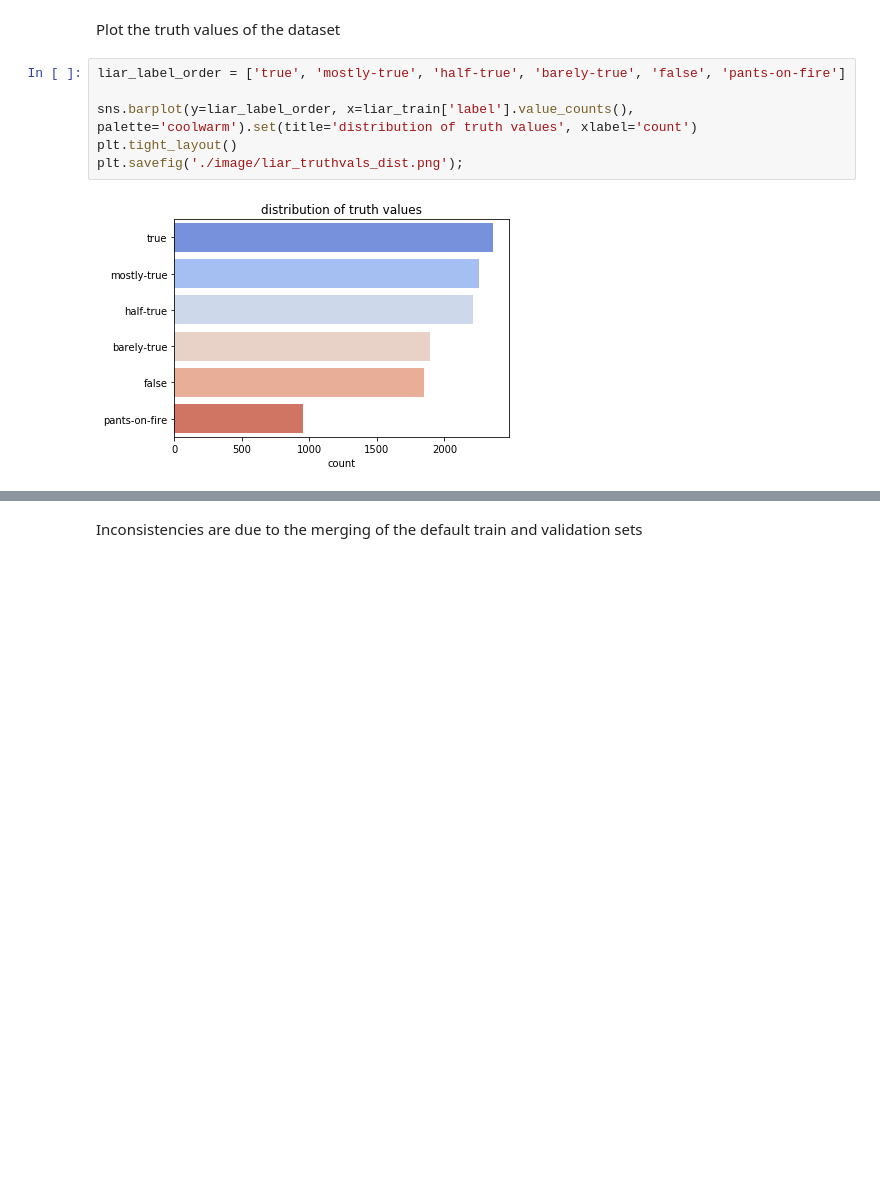
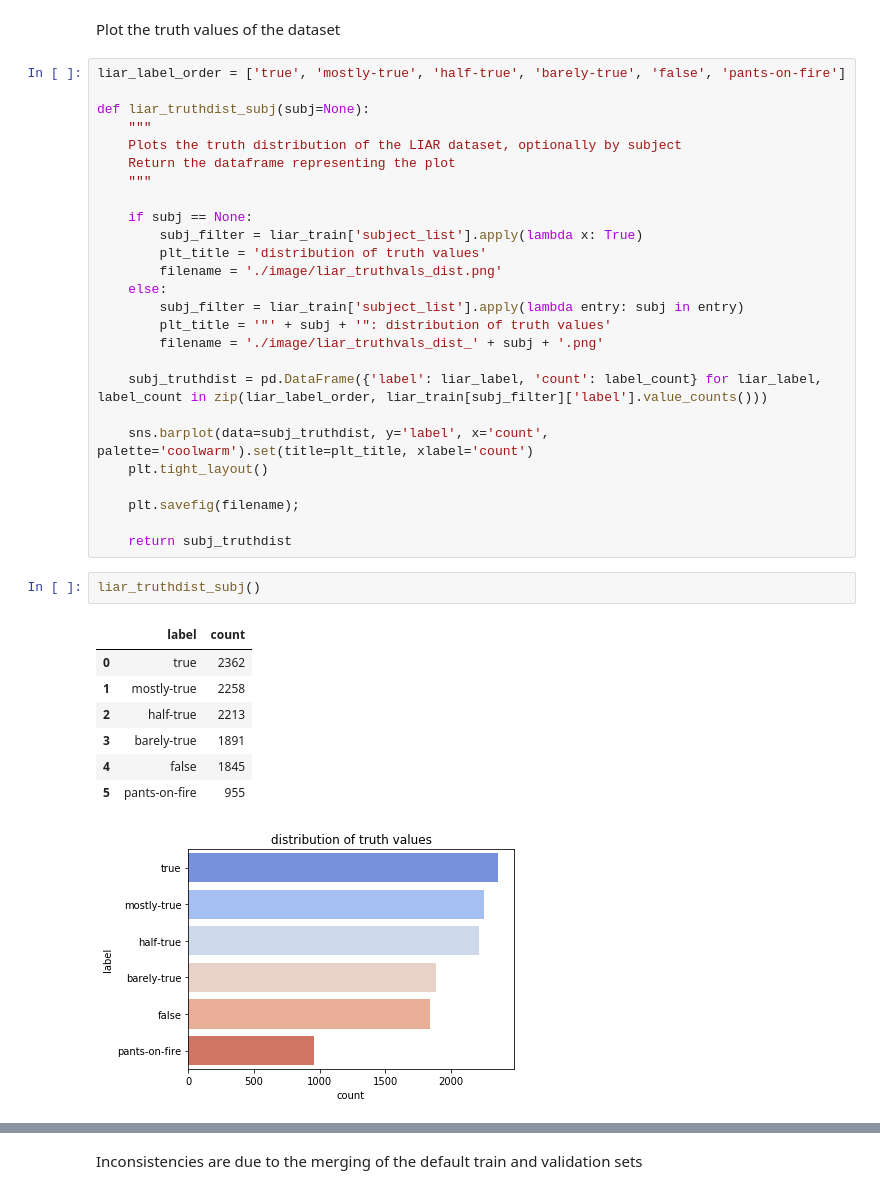
Before and after one commit to KunojiLym/metis_project_4, a Jupyter notebook: liar_eda.ipynb, the cells around one changed output, grey strips where cells are left out. Drawn from its saved outputs; the diff is of its cells as text; blank space fills up the shorter version.

Commit message:
Truth dist by subj made modular

```diff
--- a/liar_eda.ipynb
+++ b/liar_eda.ipynb
@@ -101,14 +122,43 @@ liar_train.iloc[0]['statement']
 'Says the Annies List political group supports third-trimester abortions on demand.'
 # %% [markdown]
 Plot the truth values of the dataset
-# %%
-liar_label_order = ['true', 'mostly-true', 'half-true', 'barely-true', 'false', 'pants-on-fire']
-
-sns.barplot(y=liar_label_order, x=liar_train['label'].value_counts(), palette='coolwarm').set(title='distribution of truth values', xlabel='count')
-plt.tight_layout()
-plt.savefig('./image/liar_truthvals_dist.png');
-# %% [output]
-[figure, removed]
+# %%
+liar_label_order = ['true', 'mostly-true', 'half-true', 'barely-true', 'false', 'pants-on-fire']
+
+def liar_truthdist_subj(subj=None):
+    """
+    Plots the truth distribution of the LIAR dataset, optionally by subject
+    Return the dataframe representing the plot
+    """
+
+    if subj == None:
+        subj_filter = liar_train['subject_list'].apply(lambda x: True)
+        plt_title = 'distribution of truth values'
+        filename = './image/liar_truthvals_dist.png'
+    else:
+        subj_filter = liar_train['subject_list'].apply(lambda entry: subj in entry)
+        plt_title = '"' + subj + '": distribution of truth values'
+        filename = './image/liar_truthvals_dist_' + subj + '.png'
+
+    subj_truthdist = pd.DataFrame({'label': liar_label, 'count': label_count} for liar_label, label_count in zip(liar_label_order, liar_train[subj_filter]['label'].value_counts()))
+
+    sns.barplot(data=subj_truthdist, y='label', x='count', palette='coolwarm').set(title=plt_title, xlabel='count')
+    plt.tight_layout()
+
+    plt.savefig(filename);
+
+    return subj_truthdist
+# %%
+liar_truthdist_subj()
+# %% [output]
+|  | label | count |
+| 0 | true | 2362 |
+| 1 | mostly-true | 2258 |
+| 2 | half-true | 2213 |
+| 3 | barely-true | 1891 |
+| 4 | false | 1845 |
+| 5 | pants-on-fire | 955 |
+[figure, added]
 # %%
 liar_train['speaker_affiliation'].value_counts()
 # %% [output]
```
Also changed, not shown: parts of 8 cells of this notebook, 4 other files.
